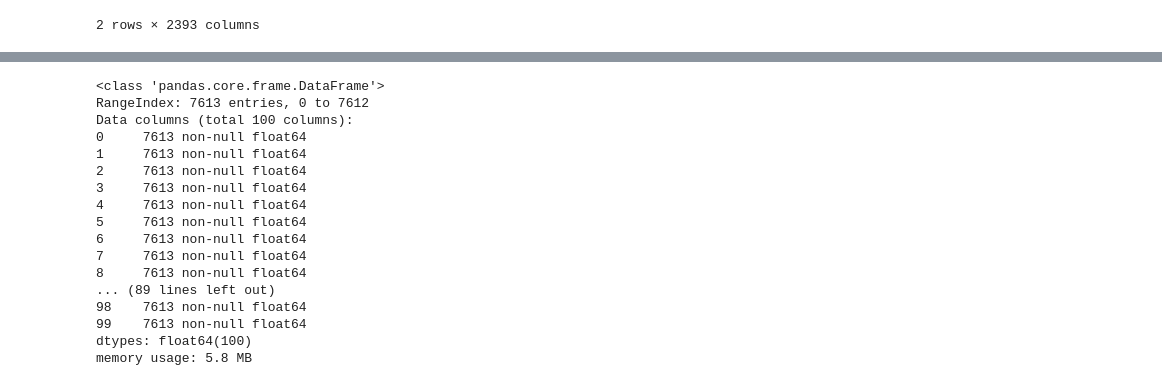
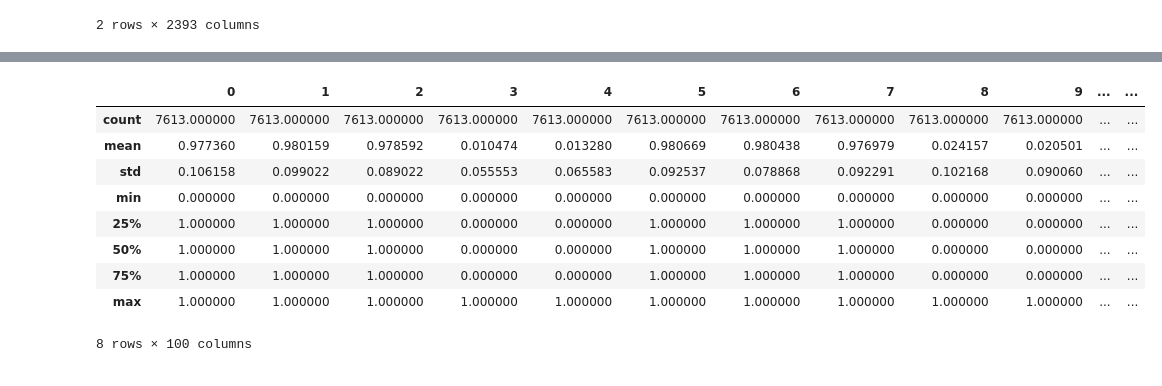
Before and after one commit to andi-carretero/TP2_Datos, a Jupyter notebook: KNN-Tf-Idf.ipynb, the cells around one changed output, grey strips where cells are left out. Saved outputs shown, nothing was run; the diff lists cells and outputs as text; code cells hidden in the pictures.

```diff
--- a/KNN-Tf-Idf.ipynb
+++ b/KNN-Tf-Idf.ipynb
@@ -39,20 +57,13 @@ new_train = pd.DataFrame(new_train)
 # %%
-new_train.info()
+new_train.describe()
 # %% [output]
+|  | 0 | 1 | 2 | 3 | 4 | 5 | 6 | 7 | 8 | 9 | ... | ... |
+| count | 7613.000000 | 7613.000000 | 7613.000000 | 7613.000000 | 7613.000000 | 7613.000000 | 7613.000000 | 7613.000000 | 7613.000000 | 7613.000000 | ... | ... |
+| mean | 0.977360 | 0.980159 | 0.978592 | 0.010474 | 0.013280 | 0.980669 | 0.980438 | 0.976979 | 0.024157 | 0.020501 | ... | ... |
+| std | 0.106158 | 0.099022 | 0.089022 | 0.055553 | 0.065583 | 0.092537 | 0.078868 | 0.092291 | 0.102168 | 0.090060 | ... | ... |
+| min | 0.000000 | 0.000000 | 0.000000 | 0.000000 | 0.000000 | 0.000000 | 0.000000 | 0.000000 | 0.000000 | 0.000000 | ... | ... |
+| 25% | 1.000000 | 1.000000 | 1.000000 | 0.000000 | 0.000000 | 1.000000 | 1.000000 | 1.000000 | 0.000000 | 0.000000 | ... | ... |
+| 50% | 1.000000 | 1.000000 | 1.000000 | 0.000000 | 0.000000 | 1.000000 | 1.000000 | 1.000000 | 0.000000 | 0.000000 | ... | ... |
+| 75% | 1.000000 | 1.000000 | 1.000000 | 0.000000 | 0.000000 | 1.000000 | 1.000000 | 1.000000 | 0.000000 | 0.000000 | ... | ... |
+| max | 1.000000 | 1.000000 | 1.000000 | 1.000000 | 1.000000 | 1.000000 | 1.000000 | 1.000000 | 1.000000 | 1.000000 | ... | ... |
-<class 'pandas.core.frame.DataFrame'>
-RangeIndex: 7613 entries, 0 to 7612
-Data columns (total 100 columns):
-0     7613 non-null float64
-1     7613 non-null float64
-2     7613 non-null float64
-3     7613 non-null float64
-4     7613 non-null float64
-5     7613 non-null float64
-6     7613 non-null float64
-7     7613 non-null float64
-8     7613 non-null float64
-... (89 lines left out)
-98    7613 non-null float64
-99    7613 non-null float64
-dtypes: float64(100)
-memory usage: 5.8 MB
+8 rows × 100 columns
```
Also changed, not shown: parts of 11 cells of this notebook.
